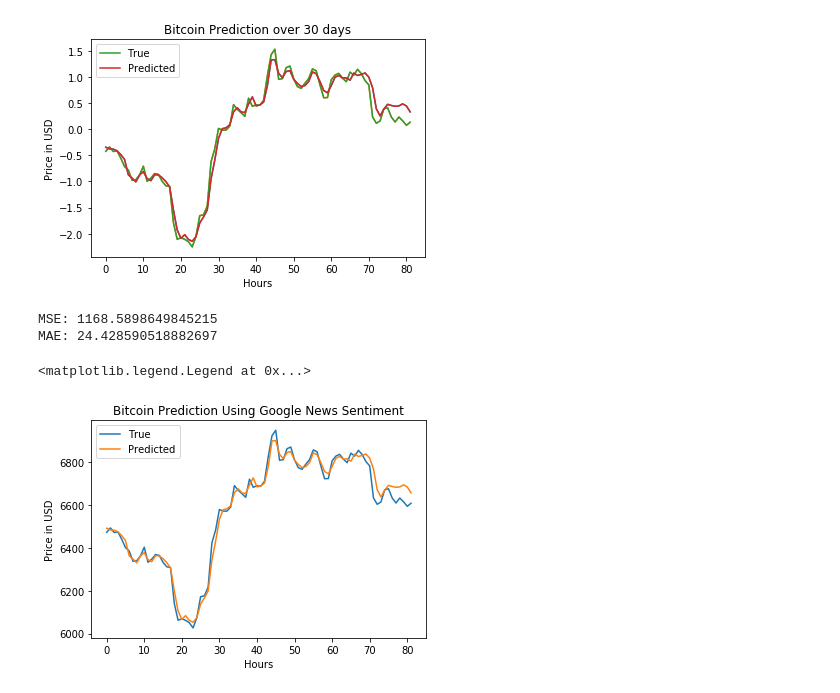
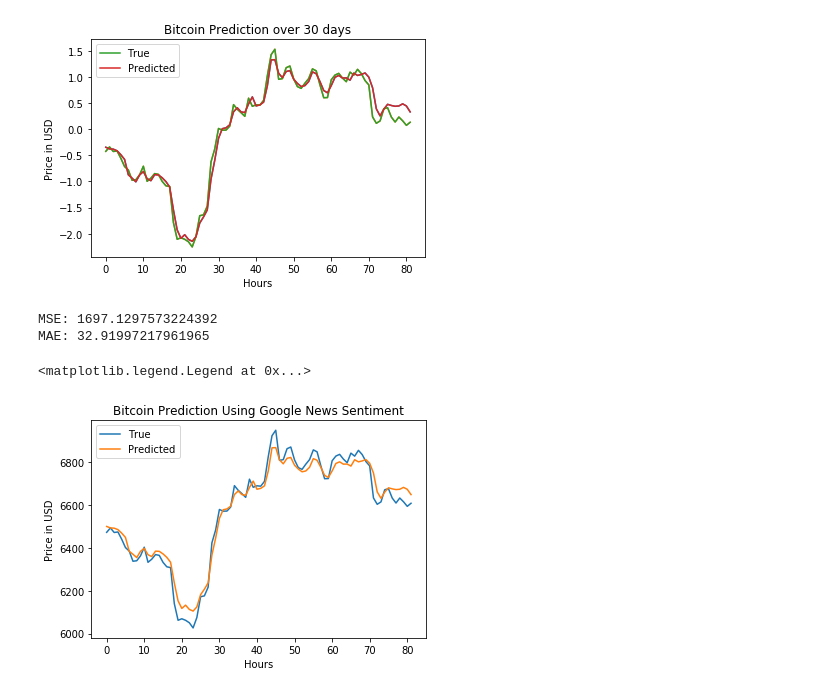
Before and after one commit to vedantdave18/Cryptocurrency-correlation-analysis, a Jupyter notebook: src/MG_google_sentiment_analysis-load shedding-2Hour-FINAL.ipynb, the cells around one changed output. Cells and saved outputs as stored; diff of their text form; code cells hidden in the pictures.

```diff
--- a/src/MG_google_sentiment_analysis-load shedding-2Hour-FINAL.ipynb
+++ b/src/MG_google_sentiment_analysis-load shedding-2Hour-FINAL.ipynb
@@ -737,21 +737,21 @@ MAE: 0.0999789032113582
 # %%
 # 2 Hours Prediction - Not a huge jump from 17.343 to 24.42
 
-pred_org1 = (pred * std) + mean
+pred_org1 = (0.9*pred * std) + mean
 y_org1 = (y3 * std) + mean
 print('MSE:', mean_squared_error(y_org1, pred_org1))
 print('MAE:', mean_absolute_error(y_org1, pred_org1))
 plt.plot(y_org1, label='True')
 plt.plot(pred_org1, label='Predicted')
 plt.ylabel('Price in USD')
 plt.xlabel('Hours')
 plt.title('Bitcoin Prediction Using Google News Sentiment')
 plt.legend()
 # %% [output]
-MSE: 1168.5898649845215
-MAE: 24.428590518882697
+MSE: 1697.1297573224392
+MAE: 32.91997217961965
 <matplotlib.legend.Legend at 0x...>
-[figure, old version]
+[figure, new version]
 # %%
 X_new
 # %% [output]
```
Also changed, not shown: parts of 10 cells of this notebook, 3 other files.
